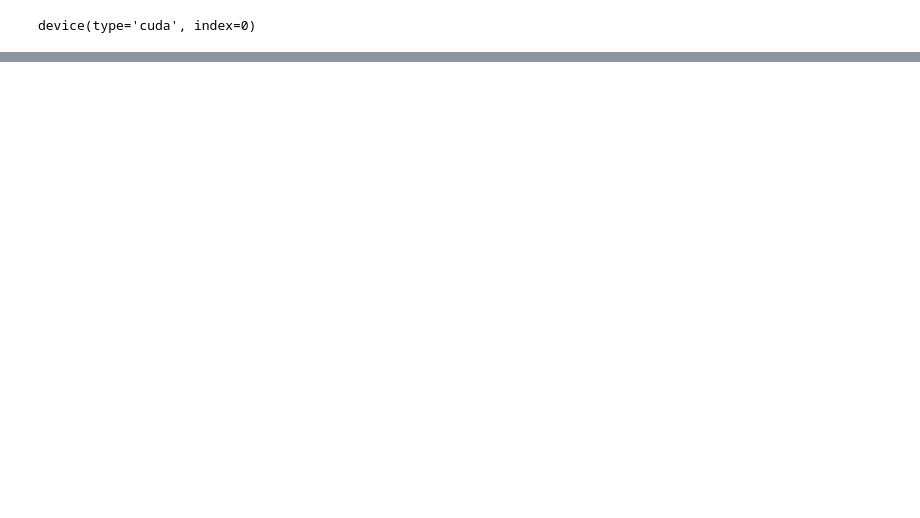
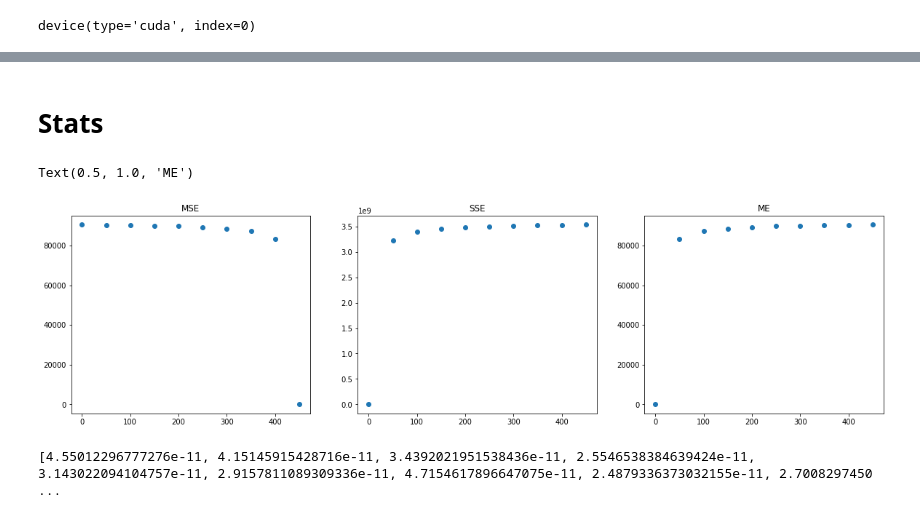
Before and after one commit to RobbieSoutham/SkinLearning, a Jupyter notebook: Model.ipynb, the cells around one changed output, grey strips where cells are left out. Cells and saved outputs as stored; diff of their text form; code cells hidden in the pictures; blank space fills up the shorter version.

```diff
--- a/Model.ipynb
+++ b/Model.ipynb
@@ -590,0 +1079,20 @@ Average Loss: 29596115.111111112
+# %% [markdown]
+# Stats
+# %%
+mse = [2.617318897435616e-11, 24710.833214317467, 26001.69611563166, 26447.173252396628, 26672.830389218187, 26809.16783071286, 26900.45455632038, 26965.85360834978, 27015.009344242335, 27053.304739832198]
+sse = [3.4176950162714275e-06, 3226740601.1255746, 3395301478.7791824, 3453471883.2979517, 3482938192.2241106, 3500741135.3344855, 3512661355.964315, 3521201164.178314, 3527619920.171164, 3532620532.9272885]
+me = [0.0001773903836016855, 83135.5859375, 87178.8046875, 88573.4375, 89279.8046875, 89706.5546875, 89992.28125, 90196.984375, 90350.8359375, 90470.6953125]
+
+mse = np.flip(me)
+x = range(1, 500, 50)
+
+fix, ax = plt.subplots(1, 3, figsize=(20, 5))
+ax[0].scatter(x, mse)
+ax[0].set_title("MSE")
+ax[1].scatter(x, sse)
+ax[1].set_title("SSE")
+ax[2].scatter(x, me)
+ax[2].set_title("ME")
+# %% [output]
+Text(0.5, 1.0, 'ME')
+[figure, added]
@@ -590,0 +1187,4 @@ Average Loss: 29596115.111111112
+# %%
+print(mse)
+# %% [output]
+[4.55012296777276e-11, 4.15145915428716e-11, 3.4392021951538436e-11, 2.5546538384639424e-11, 3.143022094104757e-11, 2.9157811089309336e-11, 4.7154617896647075e-11, 2.4879336373032155e-11, 2.7008297450 ...
```
Also changed, not shown: parts of 46 cells of this notebook, 10 other files.
